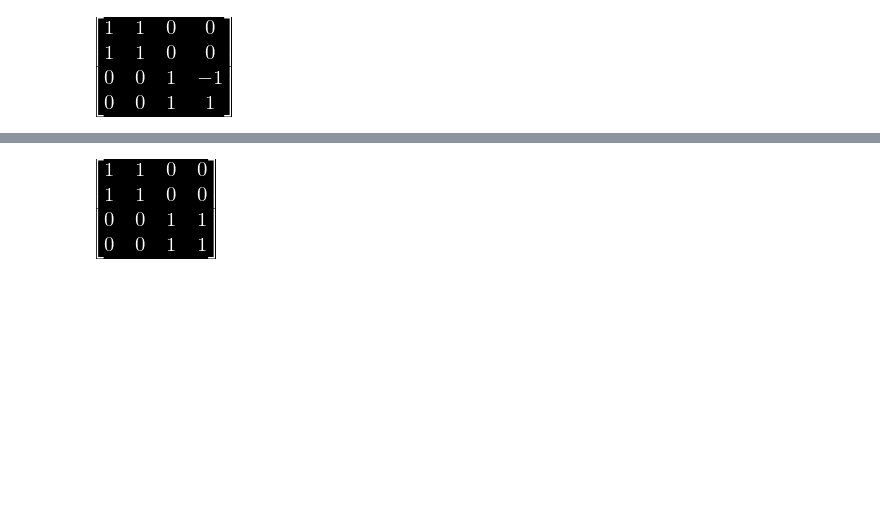
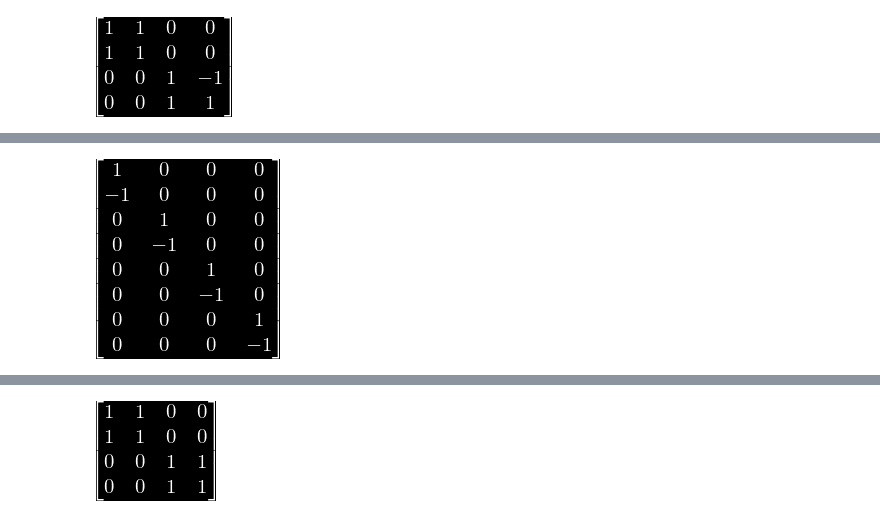
Before and after one commit to tarsioonofrio/fast-convolution-rtl, a Jupyter notebook: blahut6.3iterated4x4.ipynb, the cells around one changed output, grey strips where cells are left out. Cells and saved outputs as stored; diff of their text form; code cells hidden in the pictures; blank space fills up the shorter version.

```diff
--- a/blahut6.3iterated4x4.ipynb
+++ b/blahut6.3iterated4x4.ipynb
@@ -251,0 +263,15 @@ sy.Matrix([
+# %%
+win1g2 = sy.Matrix([
+    [1, 0, 0, 0],
+    [-1, 0, 0, 0],
+    [0, 1, 0, 0],
+    [0, -1, 0, 0],
+    [0, 0, 1, 0],
+    [0, 0, -1, 0],
+    [0, 0, 0, 1],
+    [0, 0, 0, -1],
+
+])
+win1g2
+# %% [output]
+[figure, added]
```
Also changed, not shown: parts of 14 cells of this notebook.
